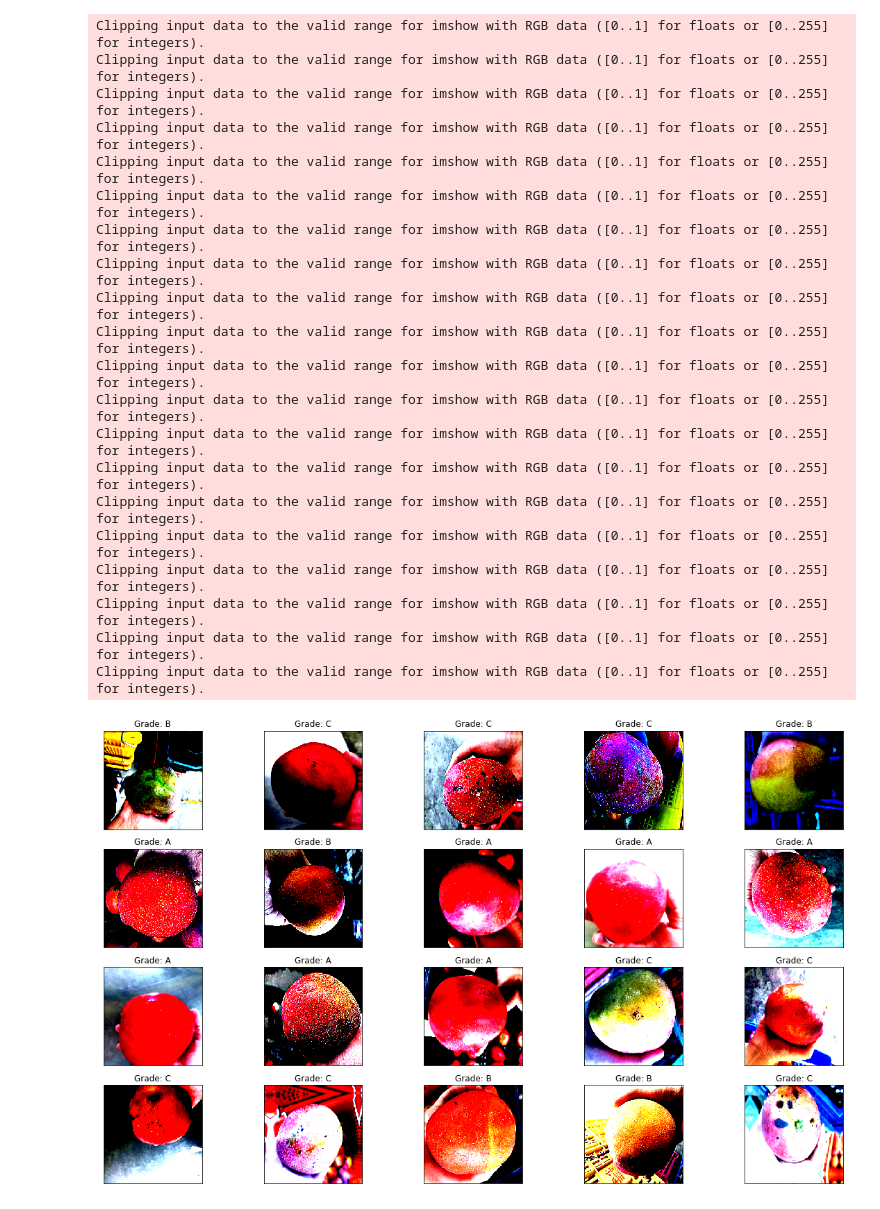
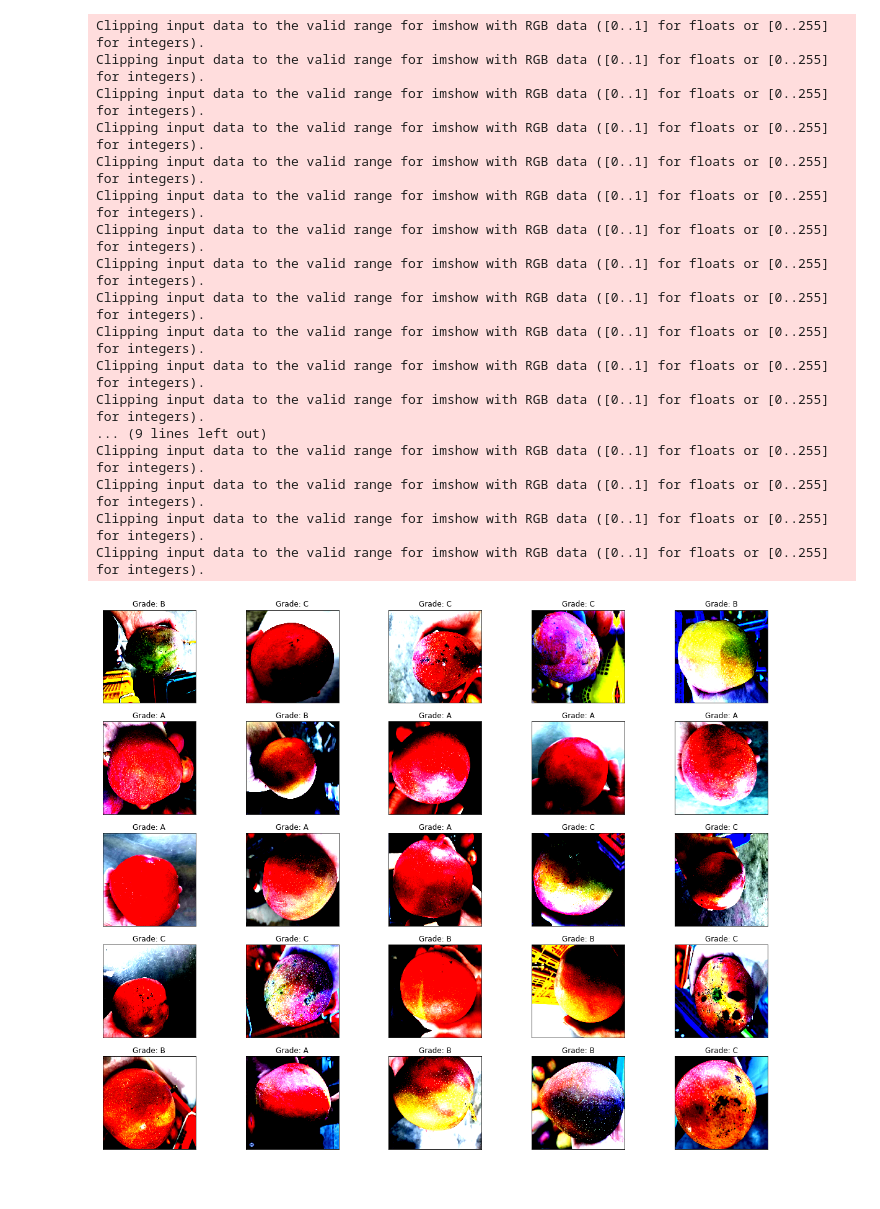
Before and after one commit to areomoon/Mongochu, a Jupyter notebook: Talisker/src/Image_augment_EDA.ipynb, the cells around one changed output. Drawn from its saved outputs; the diff is of its cells as text; code cells hidden in the pictures.

```diff
--- a/Talisker/src/Image_augment_EDA.ipynb
+++ b/Talisker/src/Image_augment_EDA.ipynb
@@ -9,8 +9,8 @@ dataset = ImageExpDataset(
     fold_file='train_folds.csv',
     image_file_path='../../../mongochu-local/AImongo_img/C1-P1_train/',
     folds=[0,1,2],
-    image_height=224,
-    image_width=224,
+    image_height=512,
+    image_width=512,
     mean=(0.485,0.456,0.406),
     std=(0.229,0.224,0.225)
 )
@@ -30,35 +30,32 @@ Clipping input data to the valid range for imshow with RGB data ([0..1] for floa
 # %%
 ind = 0
-fig, ax = plt.subplots(4,5,figsize=(20,12))
+fig, ax = plt.subplots(5,5,figsize=(20,16))
 for i, axi in enumerate(ax.flat):
     img = dataset[i+ind]['image']
     label = dataset[i+ind]['label']
     np_img = img.numpy()
     axi.imshow(np.transpose(np_img, (1,2,0)))
     class_map = {0:'A',1:'B',2:'C'}
     axi.set_title(f'Grade: {class_map[label.numpy().item(0)]}')
     axi.get_xaxis().set_visible(False)
     axi.get_yaxis().set_visible(False)
 plt.show()
 # %% [output]
 Clipping input data to the valid range for imshow with RGB data ([0..1] for floats or [0..255] for integers).
 Clipping input data to the valid range for imshow with RGB data ([0..1] for floats or [0..255] for integers).
 Clipping input data to the valid range for imshow with RGB data ([0..1] for floats or [0..255] for integers).
 Clipping input data to the valid range for imshow with RGB data ([0..1] for floats or [0..255] for integers).
 Clipping input data to the valid range for imshow with RGB data ([0..1] for floats or [0..255] for integers).
 Clipping input data to the valid range for imshow with RGB data ([0..1] for floats or [0..255] for integers).
 Clipping input data to the valid range for imshow with RGB data ([0..1] for floats or [0..255] for integers).
 Clipping input data to the valid range for imshow with RGB data ([0..1] for floats or [0..255] for integers).
 Clipping input data to the valid range for imshow with RGB data ([0..1] for floats or [0..255] for integers).
 Clipping input data to the valid range for imshow with RGB data ([0..1] for floats or [0..255] for integers).
 Clipping input data to the valid range for imshow with RGB data ([0..1] for floats or [0..255] for integers).
 Clipping input data to the valid range for imshow with RGB data ([0..1] for floats or [0..255] for integers).
+... (9 lines left out)
 Clipping input data to the valid range for imshow with RGB data ([0..1] for floats or [0..255] for integers).
 Clipping input data to the valid range for imshow with RGB data ([0..1] for floats or [0..255] for integers).
 Clipping input data to the valid range for imshow with RGB data ([0..1] for floats or [0..255] for integers).
 Clipping input data to the valid range for imshow with RGB data ([0..1] for floats or [0..255] for integers).
-Clipping input data to the valid range for imshow with RGB data ([0..1] for floats or [0..255] for integers).
-Clipping input data to the valid range for imshow with RGB data ([0..1] for floats or [0..255] for integers).
-Clipping input data to the valid range for imshow with RGB data ([0..1] for floats or [0..255] for integers).
-Clipping input data to the valid range for imshow with RGB data ([0..1] for floats or [0..255] for integers).
-[figure, old version]
+[figure, new version]
```
Also changed, not shown: parts of 1 cell of this notebook, 2 other files.
